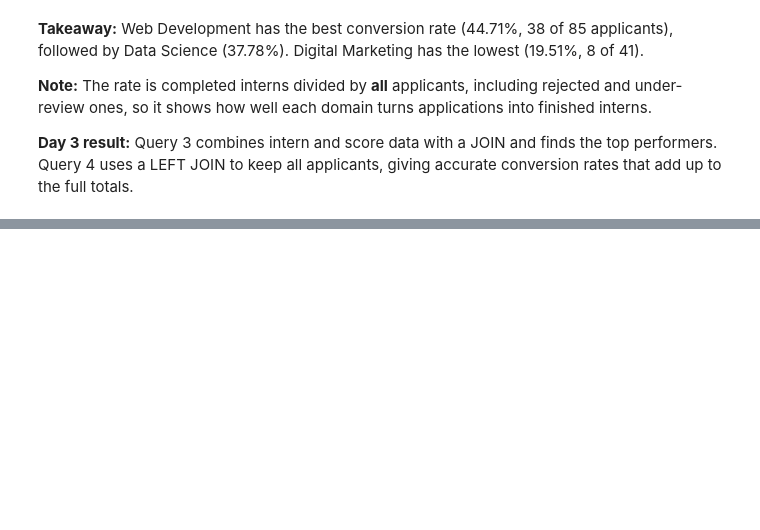
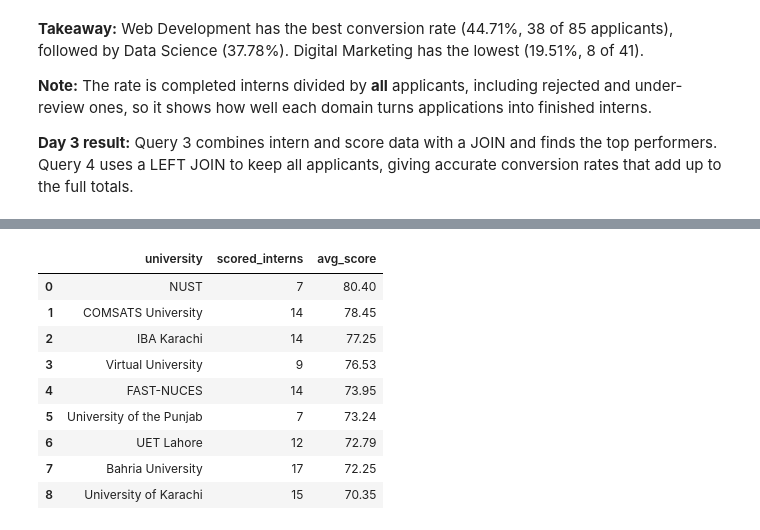
Before and after one commit to maryam-fatima123/applicants-data-cleaning, a Jupyter notebook: Week3_SQL_Queries_Maryam_Fatima.ipynb, the cells around one changed output, grey strips where cells are left out. Drawn from its saved outputs; the diff is of its cells as text; code cells hidden in the pictures; blank space fills up the shorter version.

```diff
--- a/Week3_SQL_Queries_Maryam_Fatima.ipynb
+++ b/Week3_SQL_Queries_Maryam_Fatima.ipynb
@@ -330,0 +345,25 @@ print(q4["total_applicants"].sum(), q4["completed_interns"].sum())
+# %%
+q5 = pd.read_sql("""
+-- Finds which universities produced the highest-scoring interns on average (min. 5 scored interns)
+select a.university,
+    count(*) as scored_interns,
+    round(avg(h.score), 2) as avg_score
+from hackathon_scores h
+join interns i on h.intern_id = i.intern_id
+join applicants a on i.applicant_id = a.applicant_id
+group by a.university
+having count(*) >= 5
+order by avg_score desc;
+""", engine)
+q5
+# %% [output]
+|  | university | scored_interns | avg_score |
+| 0 | NUST | 7 | 80.40 |
+| 1 | COMSATS University | 14 | 78.45 |
+| 2 | IBA Karachi | 14 | 77.25 |
+| 3 | Virtual University | 9 | 76.53 |
+| 4 | FAST-NUCES | 14 | 73.95 |
+| 5 | University of the Punjab | 7 | 73.24 |
+| 6 | UET Lahore | 12 | 72.79 |
+| 7 | Bahria University | 17 | 72.25 |
+| 8 | University of Karachi | 15 | 70.35 |
```
Also changed, not shown: parts of 6 cells of this notebook.
